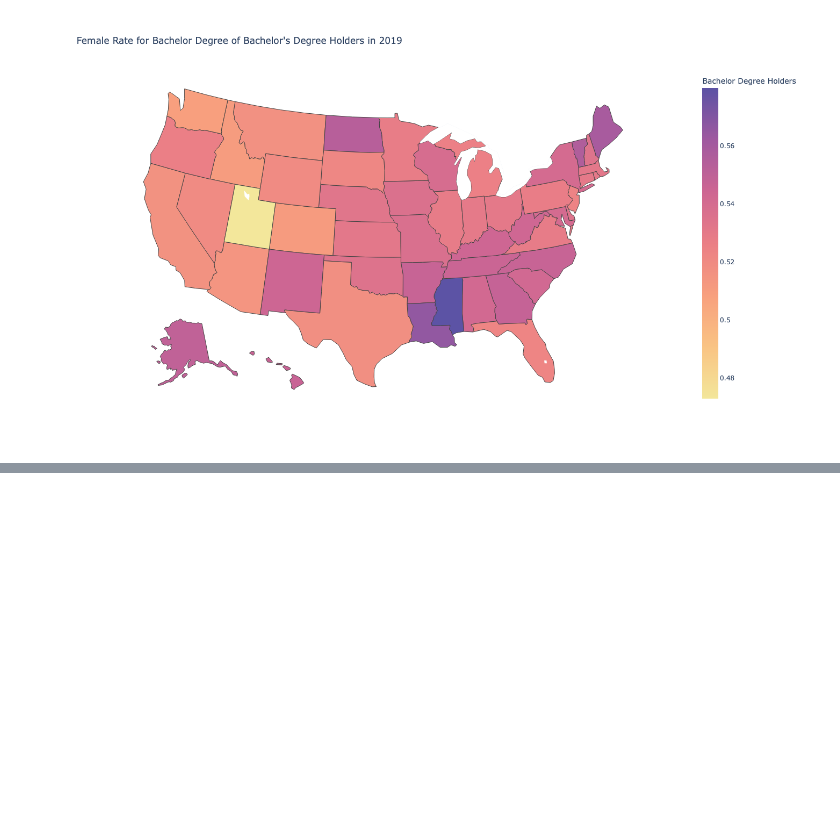
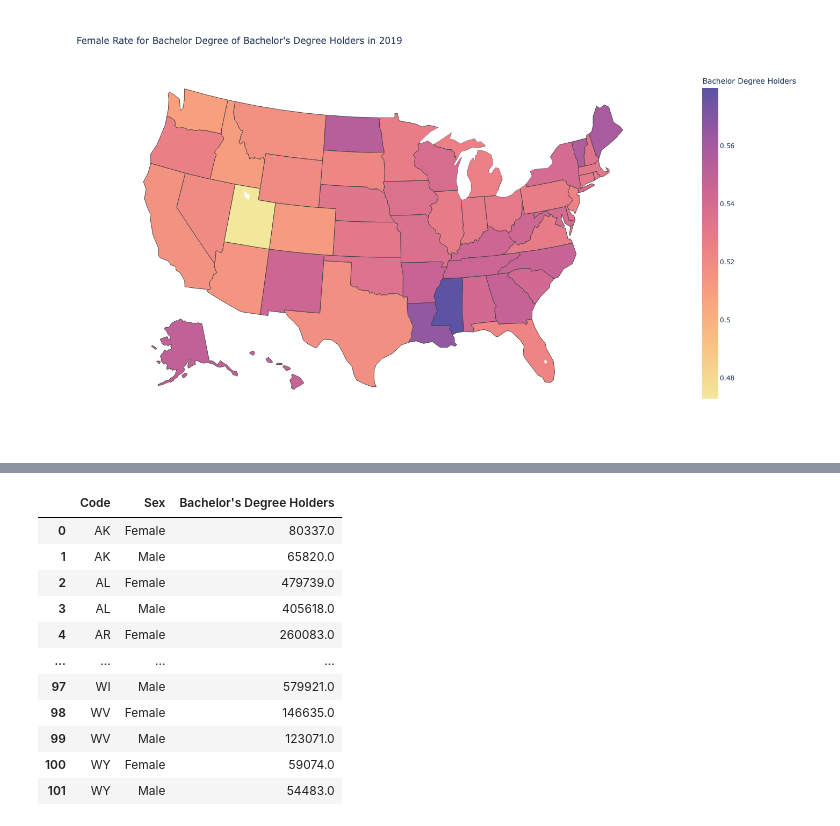
Before and after one commit to yibaiyilan/project_8, a Jupyter notebook: scrachpaper.ipynb, the cells around one changed output, grey strips where cells are left out. Cells and saved outputs as stored; diff of their text form; code cells hidden in the pictures; blank space fills up the shorter version.

```diff
--- a/scrachpaper.ipynb
+++ b/scrachpaper.ipynb
@@ -166,73 +167,8 @@ fig
 # %% [output]
 [figure]
 # %%
-
-
-########### Initiate the app
-external_stylesheets = ['https://codepen.io/chriddyp/pen/bWLwgP.css']
-app = dash.Dash(__name__, external_stylesheets=external_stylesheets)
-server = app.server
-app.title=tabtitle
-
-########### Set up the layout
-
-app.layout = html.Div(children=[
-    html.H1('2019 Female Rate for Bachelor Degree, by State'),
-    html.Div([
-        html.Div([
-                html.H6('Select a major for analysis:'),
-                dcc.Dropdown(
-                    id='options-drop',
-                    options=[{'label': i, 'value': i} for i in list_of_columns],
-                    value='Bachelor\'s Degree Holders'
-                ),
-        ], className='two columns'),
-        html.Div([dcc.Graph(id='figure-1'),
-            ], className='ten columns'),
-    ], className='twelve columns'),
-    html.A('Code on Github', href=githublink),
-    html.Br(),
-    html.A("Data Source", href=sourceurl),
-    ]
-)
-
-
-# make a function that can intake any varname and produce a map.
-@app.callback(Output('figure-1', 'figure'),
-             [Input('options-drop', 'value')])
-def make_figure(varname):
-    mycolorbartitle = "Bachelor Degree Holders"
-    mygraphtitle = f'Female Rate for Bachelor Degree of {varname} in 2019'
-    mycolorscale = 'Sunset' # Note: The error message will list possible color scales.
-
-    se = pd.DataFrame(df,columns = ['Code','Sex',{varname}])
-    se[{varname}] = se[{varname}].replace(",","", regex=True).astype(float)
-    total_se = se[se['Sex']=='Total'].groupby(['Code'],as_index = False).sum().rename(columns={{varname}:"Total"})
-    female_se = se[se['Sex']=='Female'].groupby(['Code'],as_index = False).sum().rename(columns={{varname}:"Female"})
-    female_rate_se = pd.DataFrame()
-    female_rate_se['Code'] = sex['Code']
-    female_rate_se = pd.merge(female_se,total_se,on=['Code'])
-    female_rate_se['Female Rateß'] = female_rate_se['Female']/female_rate_se['Total']
-
-    data=go.Choropleth(
-        locations=df['Code'], # Spatial coordinates
-        locationmode = 'USA-states', # set of locations match entries in `locations`
-        z = female_rate_se['Female Rate'].astype(float), # Data to be color-coded
-        colorscale = mycolorscale,
-        colorbar_title = mycolorbartitle,
-    )
-    fig = go.Figure(data)
-    fig.update_layout(
-        title_text = mygraphtitle,
-        geo_scope='usa',
-        width=1200,
-        height=800
-    )
-    return fig
-
-
-
-############ Deploy
-if __name__ == '__main__':
-    app.run_server(debug=True)
+data2 = df[['Code','Sex',varname]]
+data2[varname] = data2[varname].replace(",","", regex=True).astype(float)
+data2 = data2[data2['Sex']!='Total'].groupby(['Code','Sex'],as_index = False).sum()
+data2
 # %% [output]
@@ -239,0 +179,12 @@ NameError: name 'dash' is not defined
+|  | Code | Sex | Bachelor's Degree Holders |
+| 0 | AK | Female | 80337.0 |
+| 1 | AK | Male | 65820.0 |
+| 2 | AL | Female | 479739.0 |
+| 3 | AL | Male | 405618.0 |
+| 4 | AR | Female | 260083.0 |
+| ... | ... | ... | ... |
+| 97 | WI | Male | 579921.0 |
+| 98 | WV | Female | 146635.0 |
+| 99 | WV | Male | 123071.0 |
+| 100 | WY | Female | 59074.0 |
+| 101 | WY | Male | 54483.0 |
```
Also changed, not shown: parts of 5 cells of this notebook, 1 other file.
